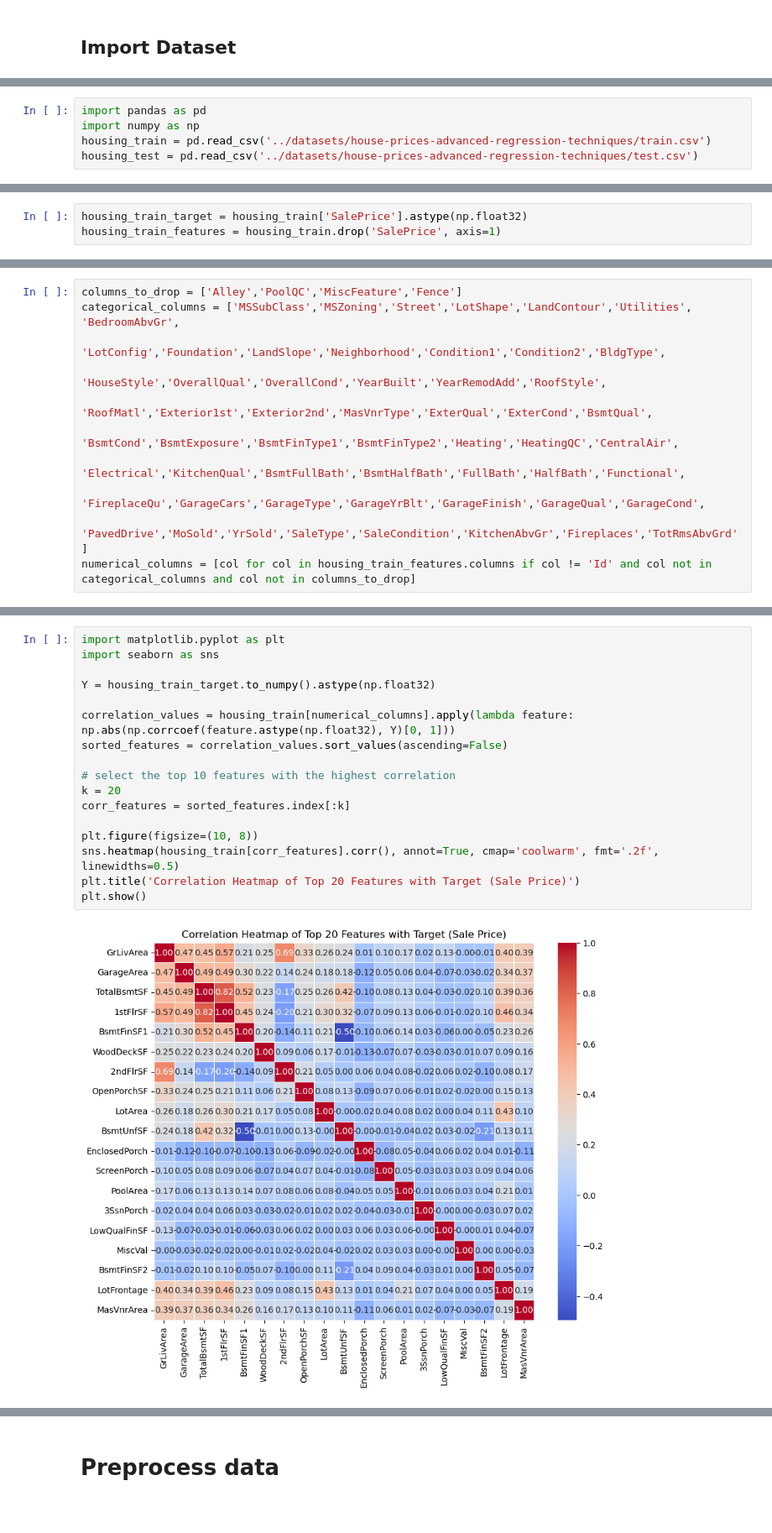
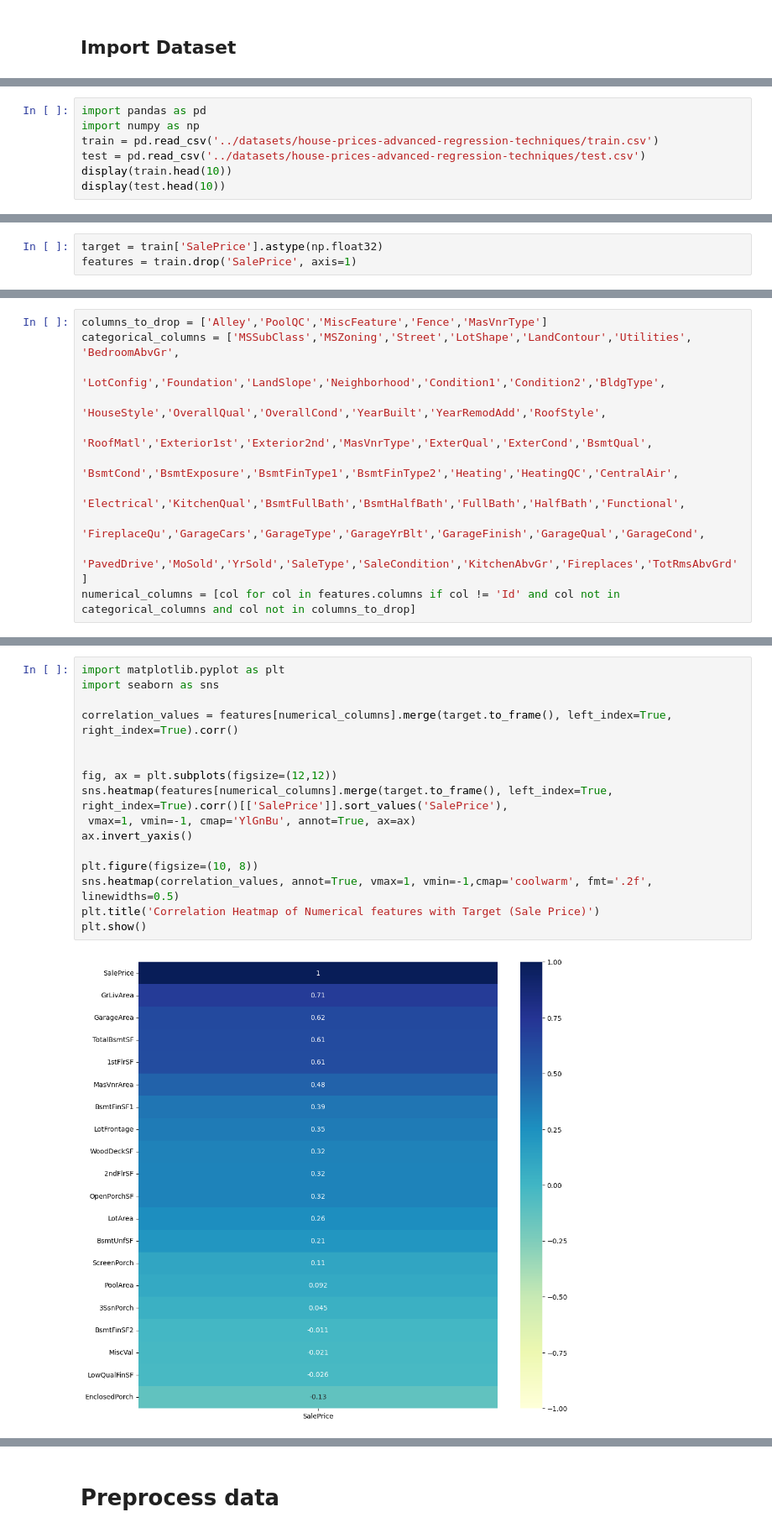
Before and after one commit to jijinexp/kaggle-competitions, a Jupyter notebook: house-prices/house_prices_predictions.ipynb, the cells around one changed output, grey strips where cells are left out. Shown at 84% size. Saved outputs shown, nothing was run; the diff lists cells and outputs as text.

```diff
--- a/house-prices/house_prices_predictions.ipynb
+++ b/house-prices/house_prices_predictions.ipynb
@@ -3,5 +5,7 @@
 # %%
 import pandas as pd
 import numpy as np
-housing_train = pd.read_csv('../datasets/house-prices-advanced-regression-techniques/train.csv')
-housing_test = pd.read_csv('../datasets/house-prices-advanced-regression-techniques/test.csv')
+train = pd.read_csv('../datasets/house-prices-advanced-regression-techniques/train.csv')
+test = pd.read_csv('../datasets/house-prices-advanced-regression-techniques/test.csv')
+display(train.head(10))
+display(test.head(10))
@@ -8,3 +39,3 @@ housing_test = pd.read_csv('../datasets/house-prices-advanced-regression-techniq
 # %%
-housing_train_target = housing_train['SalePrice'].astype(np.float32)
-housing_train_features = housing_train.drop('SalePrice', axis=1)
+target = train['SalePrice'].astype(np.float32)
+features = train.drop('SalePrice', axis=1)
@@ -31,5 +78,5 @@ memory usage: 924.0+ KB
 # %%
-columns_to_drop = ['Alley','PoolQC','MiscFeature','Fence']
+columns_to_drop = ['Alley','PoolQC','MiscFeature','Fence','MasVnrType']
 categorical_columns = ['MSSubClass','MSZoning','Street','LotShape','LandContour','Utilities', 'BedroomAbvGr',
                        'LotConfig','Foundation','LandSlope','Neighborhood','Condition1','Condition2','BldgType',
                        'HouseStyle','OverallQual','OverallCond','YearBuilt','YearRemodAdd','RoofStyle',
@@ -38,4 +85,4 @@ categorical_columns = ['MSSubClass','MSZoning','Street','LotShape','LandContour'
                        'Electrical','KitchenQual','BsmtFullBath','BsmtHalfBath','FullBath','HalfBath','Functional',
                        'FireplaceQu','GarageCars','GarageType','GarageYrBlt','GarageFinish','GarageQual','GarageCond',
                        'PavedDrive','MoSold','YrSold','SaleType','SaleCondition','KitchenAbvGr','Fireplaces','TotRmsAbvGrd']
-numerical_columns = [col for col in housing_train_features.columns if col != 'Id' and col not in  categorical_columns and col not in columns_to_drop]
+numerical_columns = [col for col in features.columns if col != 'Id' and col not in  categorical_columns and col not in columns_to_drop]
@@ -42,19 +94,18 @@ numerical_columns = [col for col in housing_train_features.columns if col != 'Id
 # %%
 import matplotlib.pyplot as plt
 import seaborn as sns
 
-Y = housing_train_target.to_numpy().astype(np.float32)
+correlation_values = features[numerical_columns].merge(target.to_frame(), left_index=True, right_index=True).corr()
 
-correlation_values = housing_train[numerical_columns].apply(lambda feature: np.abs(np.corrcoef(feature.astype(np.float32), Y)[0, 1]))
-sorted_features = correlation_values.sort_values(ascending=False)
 
-# select the top 10 features with the highest correlation
-k = 20
-corr_features = sorted_features.index[:k]
+fig, ax = plt.subplots(figsize=(12,12))
+sns.heatmap(features[numerical_columns].merge(target.to_frame(), left_index=True, right_index=True).corr()[['SalePrice']].sort_values('SalePrice'),
+ vmax=1, vmin=-1, cmap='YlGnBu', annot=True, ax=ax)
+ax.invert_yaxis()
 
 plt.figure(figsize=(10, 8))
-sns.heatmap(housing_train[corr_features].corr(), annot=True, cmap='coolwarm', fmt='.2f', linewidths=0.5)
-plt.title('Correlation Heatmap of Top 20 Features with Target (Sale Price)')
+sns.heatmap(correlation_values, annot=True, vmax=1, vmin=-1,cmap='coolwarm', fmt='.2f', linewidths=0.5)
+plt.title('Correlation Heatmap of Numerical features with Target (Sale Price)')
 plt.show()
 # %% [output]
-[figure, old version]
+[figure, new version]
```
Also changed, not shown: parts of 16 cells of this notebook.
